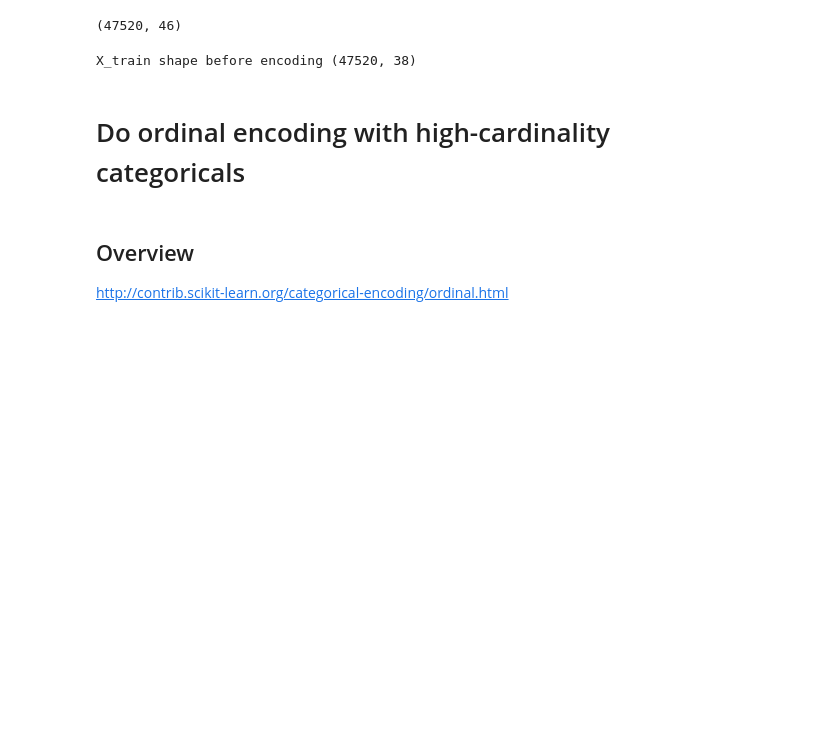
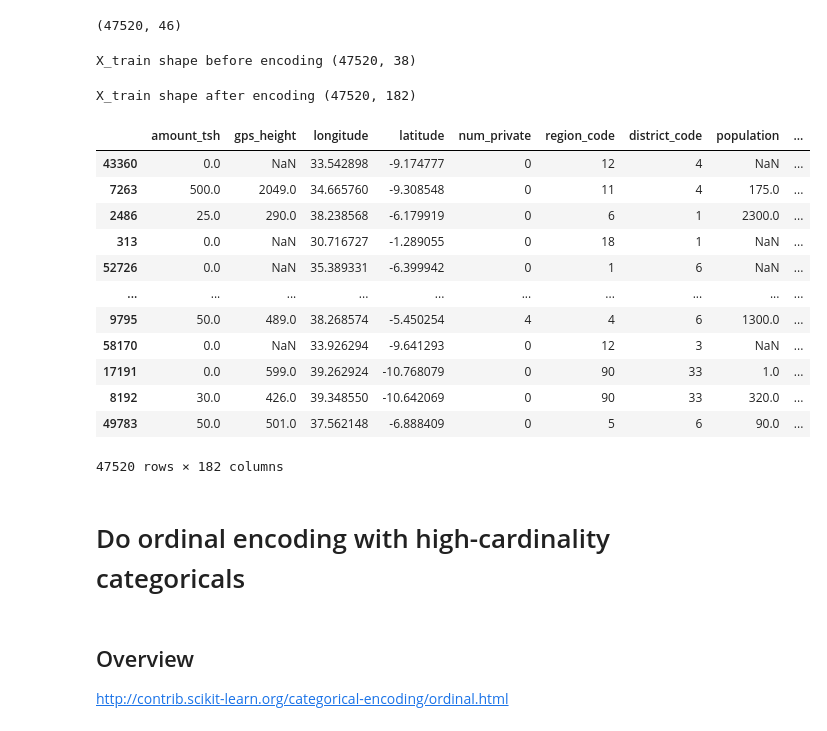
Before and after one commit to lmstephens/DS-Unit-2-Kaggle-Challenge, a Jupyter notebook: module2-random-forests/LS_DS_222.ipynb, the cells around one changed output. Cells and saved outputs as stored; diff of their text form; code cells hidden in the pictures; blank space fills up the shorter version.

```diff
--- a/module2-random-forests/LS_DS_222.ipynb
+++ b/module2-random-forests/LS_DS_222.ipynb
@@ -190,6 +190,28 @@ train.shape
 print('X_train shape before encoding', X_train.shape)
 # %% [output]
 X_train shape before encoding (47520, 38)
+# %%
+encoder = pipeline.named_steps['onehotencoder']
+encoded = encoder.transform(X_train)
+print('X_train shape after encoding', encoded.shape)
+# %% [output]
+X_train shape after encoding (47520, 182)
+# %%
+encoded
+# %% [output]
+|  | amount_tsh | gps_height | longitude | latitude | num_private | region_code | district_code | population | ... |
+| 43360 | 0.0 | NaN | 33.542898 | -9.174777 | 0 | 12 | 4 | NaN | ... |
+| 7263 | 500.0 | 2049.0 | 34.665760 | -9.308548 | 0 | 11 | 4 | 175.0 | ... |
+| 2486 | 25.0 | 290.0 | 38.238568 | -6.179919 | 0 | 6 | 1 | 2300.0 | ... |
+| 313 | 0.0 | NaN | 30.716727 | -1.289055 | 0 | 18 | 1 | NaN | ... |
+| 52726 | 0.0 | NaN | 35.389331 | -6.399942 | 0 | 1 | 6 | NaN | ... |
+| ... | ... | ... | ... | ... | ... | ... | ... | ... | ... |
+| 9795 | 50.0 | 489.0 | 38.268574 | -5.450254 | 4 | 4 | 6 | 1300.0 | ... |
+| 58170 | 0.0 | NaN | 33.926294 | -9.641293 | 0 | 12 | 3 | NaN | ... |
+| 17191 | 0.0 | 599.0 | 39.262924 | -10.768079 | 0 | 90 | 33 | 1.0 | ... |
+| 8192 | 30.0 | 426.0 | 39.348550 | -10.642069 | 0 | 90 | 33 | 320.0 | ... |
+| 49783 | 50.0 | 501.0 | 37.562148 | -6.888409 | 0 | 5 | 6 | 90.0 | ... |
+47520 rows × 182 columns
 # %% [markdown]
 # Do ordinal encoding with high-cardinality categoricals
 # %% [markdown]
```
Also changed, not shown: parts of 2 cells of this notebook.
